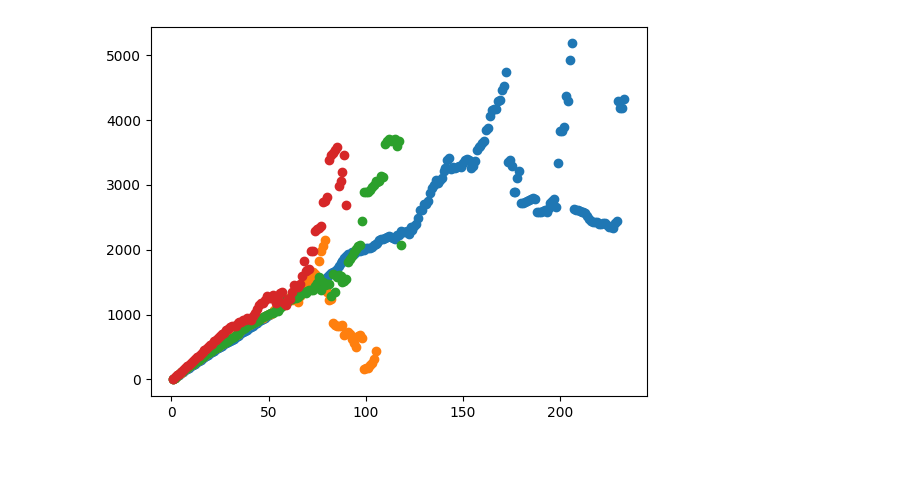
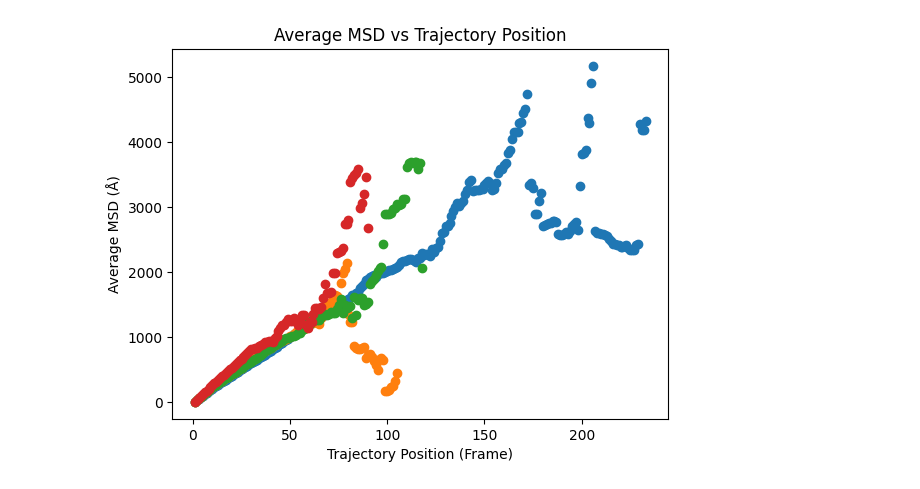
Before and after one commit to AndrewSykes1/msd_water_box, a Jupyter notebook: msd_processer.IPYNB, the cells around one changed output. Cells and saved outputs as stored; diff of their text form; code cells hidden in the pictures; blank space fills up the shorter version.

Commit message:
Changed graph titles and data import location

```diff
--- a/msd_processer.IPYNB
+++ b/msd_processer.IPYNB
@@ -20,7 +20,7 @@ def matrix_addition(array1,array2):
 # [1,2,3] + [4,5] = [5,7,3]
 # %%
 # Load from a file
-with open(r'C:\Users\jeffs\Documents\Research_DrShen\MSD\data.pkl', 'rb') as file:
+with open(r'C:\Users\jeffs\Documents\Research_DrShen\MSD\data4part.pkl', 'rb') as file:
     data = pickle.load(file)
 # %%
 graphite_water_psf = r'C:\Users\jeffs\Documents\Research_DrShen\MSD\data_files\unwrapped\graphite_water.psf'
@@ -165,9 +165,12 @@ for part in final_msd.keys():
 # %%
 for i in range(len(z_partitions)):
     x_vals = final_list_vals[i]
     y_vals = final_final_msd[i]
 
     plt.scatter(x_vals, y_vals)
+    plt.xlabel('Trajectory Position (Frame)')
+    plt.ylabel('Average MSD (Å)')
+    plt.title('Average MSD vs Trajectory Position')
     plt.plot()
 # %% [output]
-[figure, old version]
+[figure, new version]
```
Also changed, not shown: parts of 4 cells of this notebook, 5 other files.
